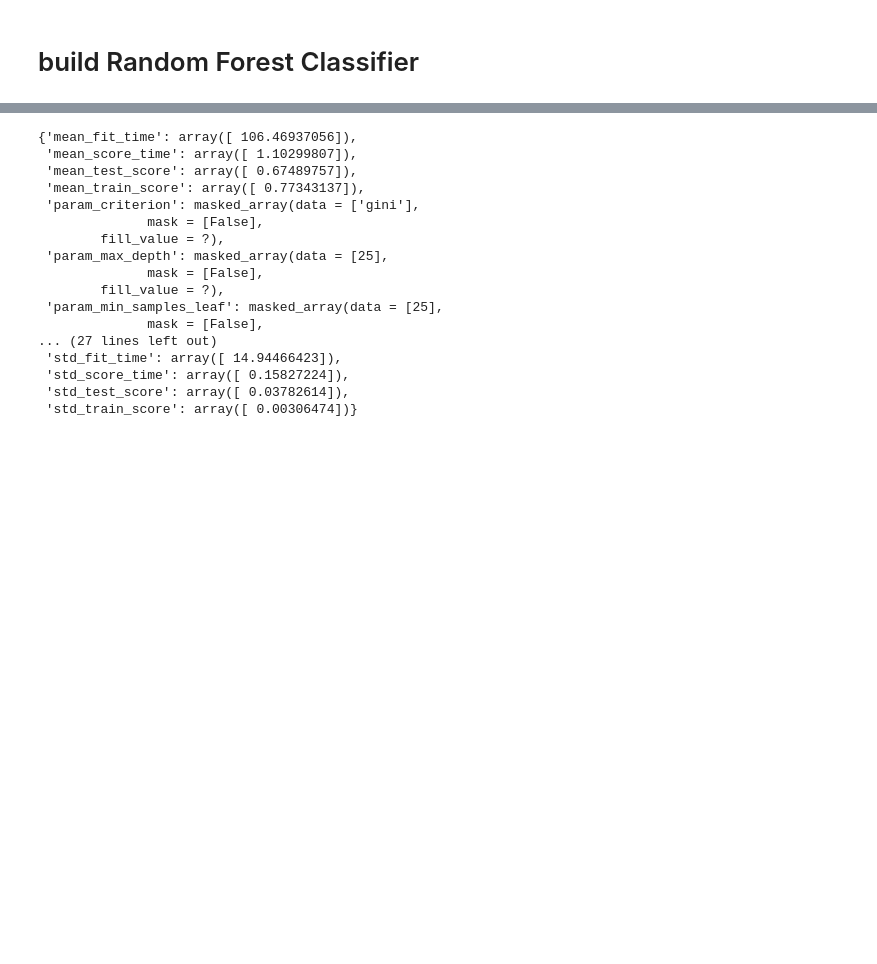
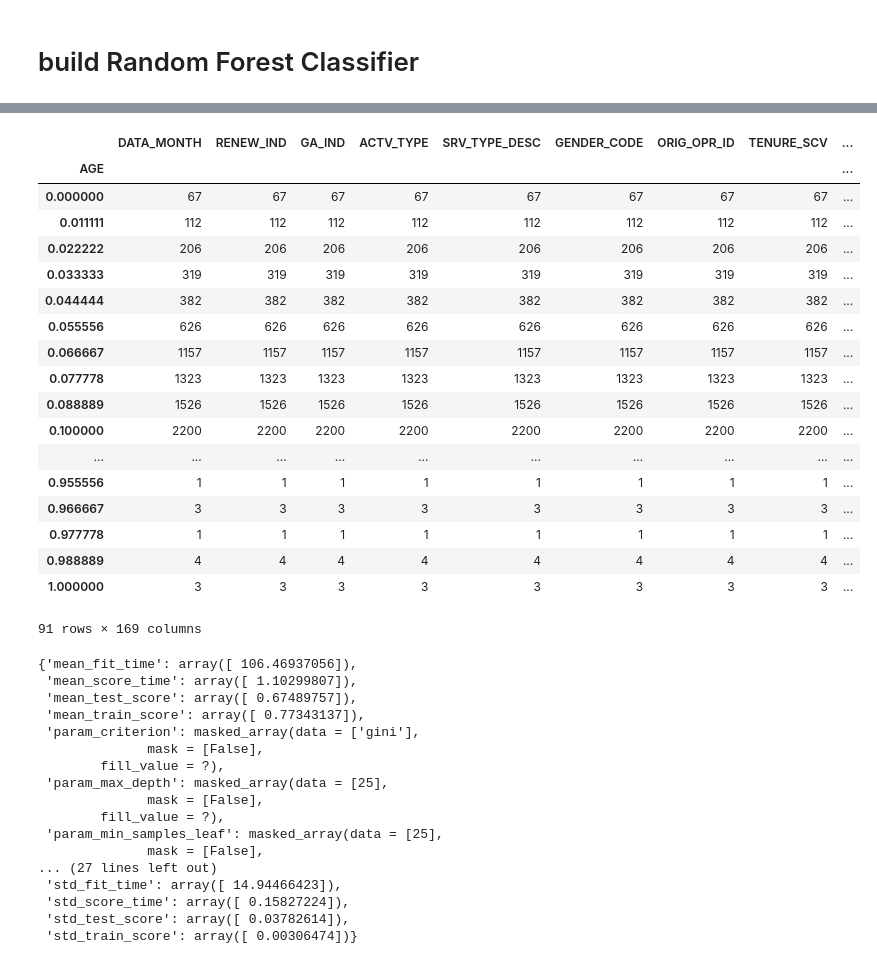
Before and after one commit to xiaosean/preprocess_py, a Jupyter notebook: random_forest_kfold_vs_another.ipynb, the cells around one changed output, grey strips where cells are left out. Saved outputs shown, nothing was run; the diff lists cells and outputs as text; code cells hidden in the pictures; blank space fills up the shorter version.

```diff
--- a/random_forest_kfold_vs_another.ipynb
+++ b/random_forest_kfold_vs_another.ipynb
@@ -28,10 +28,10 @@ def save_dataframe(df, out_filename):
 file_sample_count = "3"
 # %%
 start_time = time()
-path = "C:/Users/VIPLAB/Desktop/preprocess_py/marketing_analyze/"
+path = "C:/Users/VIPLAB/Desktop/preprocess_py/marketing_analyze/0731_sample/Game/"
 # filename = '0713_april_marketing_anylze_full_table_group12_select_max_min.feather'
 # filename = "0725_april_marketing_anylze_select_294_table_group11_max_min_sample_adult_others_1.csv"
-filename = "0725_april_marketing_anylze_select_294_table_group11_max_min_sample_adult_others_" + file_sample_count +".csv"
+filename = "0731_marketing_with_picked_group11_numeric_max_min_sample_Game_others_0.csv"
 
 # train_df = feather.read_dataframe(path + filename)
 train_df = pd.read_csv(path + filename, error_bad_lines=False)
@@ -125,3 +230,25 @@ gs.cv_results_["mean_test_score"][0]
+# %%
+train_df.groupby("AGE").count()
+# %% [output]
+|  | DATA_MONTH | RENEW_IND | GA_IND | ACTV_TYPE | SRV_TYPE_DESC | GENDER_CODE | ORIG_OPR_ID | TENURE_SCV | ... |
+| AGE |  |  |  |  |  |  |  |  | ... |
+| 0.000000 | 67 | 67 | 67 | 67 | 67 | 67 | 67 | 67 | ... |
+| 0.011111 | 112 | 112 | 112 | 112 | 112 | 112 | 112 | 112 | ... |
+| 0.022222 | 206 | 206 | 206 | 206 | 206 | 206 | 206 | 206 | ... |
+| 0.033333 | 319 | 319 | 319 | 319 | 319 | 319 | 319 | 319 | ... |
+| 0.044444 | 382 | 382 | 382 | 382 | 382 | 382 | 382 | 382 | ... |
+| 0.055556 | 626 | 626 | 626 | 626 | 626 | 626 | 626 | 626 | ... |
+| 0.066667 | 1157 | 1157 | 1157 | 1157 | 1157 | 1157 | 1157 | 1157 | ... |
+| 0.077778 | 1323 | 1323 | 1323 | 1323 | 1323 | 1323 | 1323 | 1323 | ... |
+| 0.088889 | 1526 | 1526 | 1526 | 1526 | 1526 | 1526 | 1526 | 1526 | ... |
+| 0.100000 | 2200 | 2200 | 2200 | 2200 | 2200 | 2200 | 2200 | 2200 | ... |
+| ... | ... | ... | ... | ... | ... | ... | ... | ... | ... |
+| 0.955556 | 1 | 1 | 1 | 1 | 1 | 1 | 1 | 1 | ... |
+| 0.966667 | 3 | 3 | 3 | 3 | 3 | 3 | 3 | 3 | ... |
+| 0.977778 | 1 | 1 | 1 | 1 | 1 | 1 | 1 | 1 | ... |
+| 0.988889 | 4 | 4 | 4 | 4 | 4 | 4 | 4 | 4 | ... |
+| 1.000000 | 3 | 3 | 3 | 3 | 3 | 3 | 3 | 3 | ... |
+91 rows × 169 columns
 # %%
 from winsound import Beep
 Beep(440, 500)
```
Also changed, not shown: parts of 16 cells of this notebook, 27 other files.
